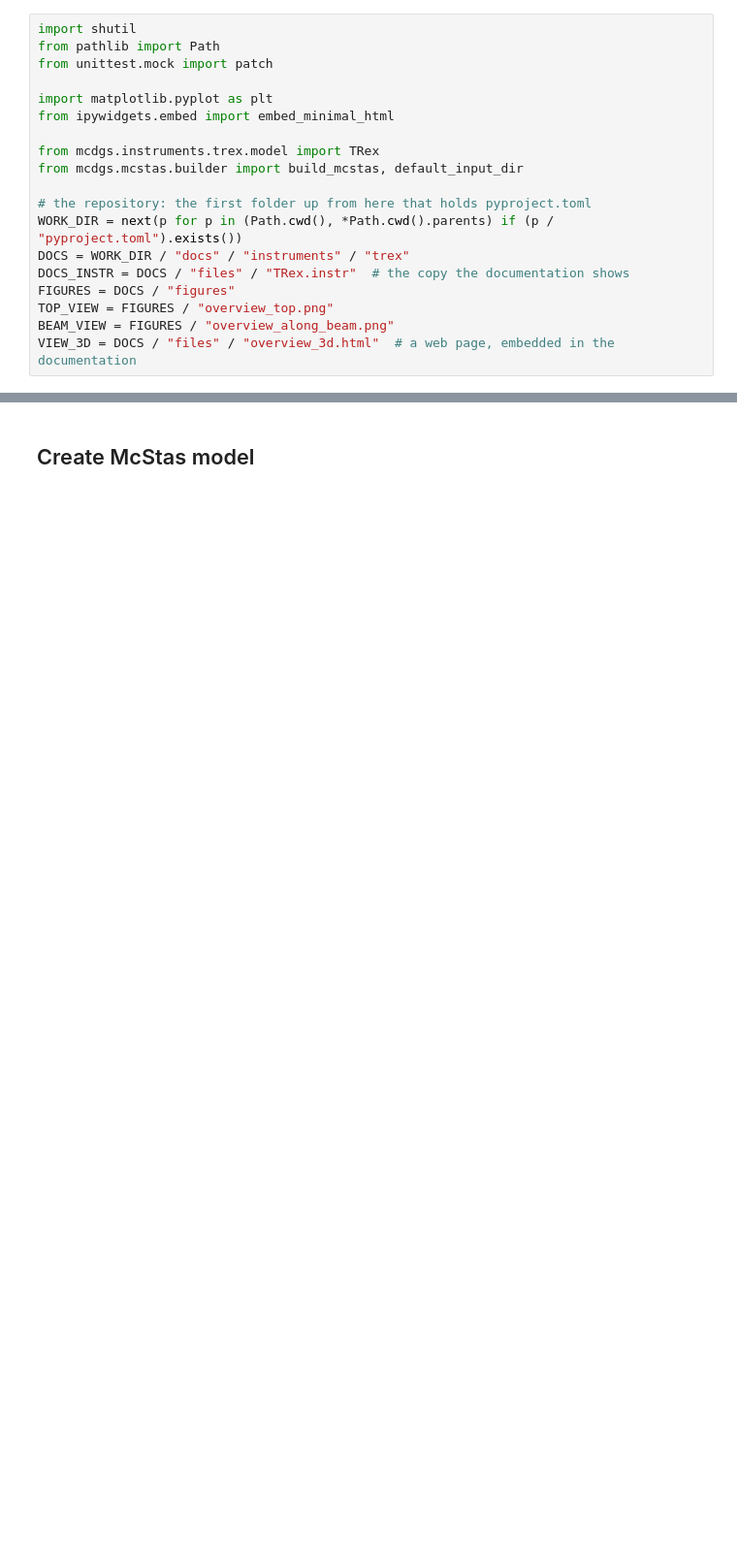
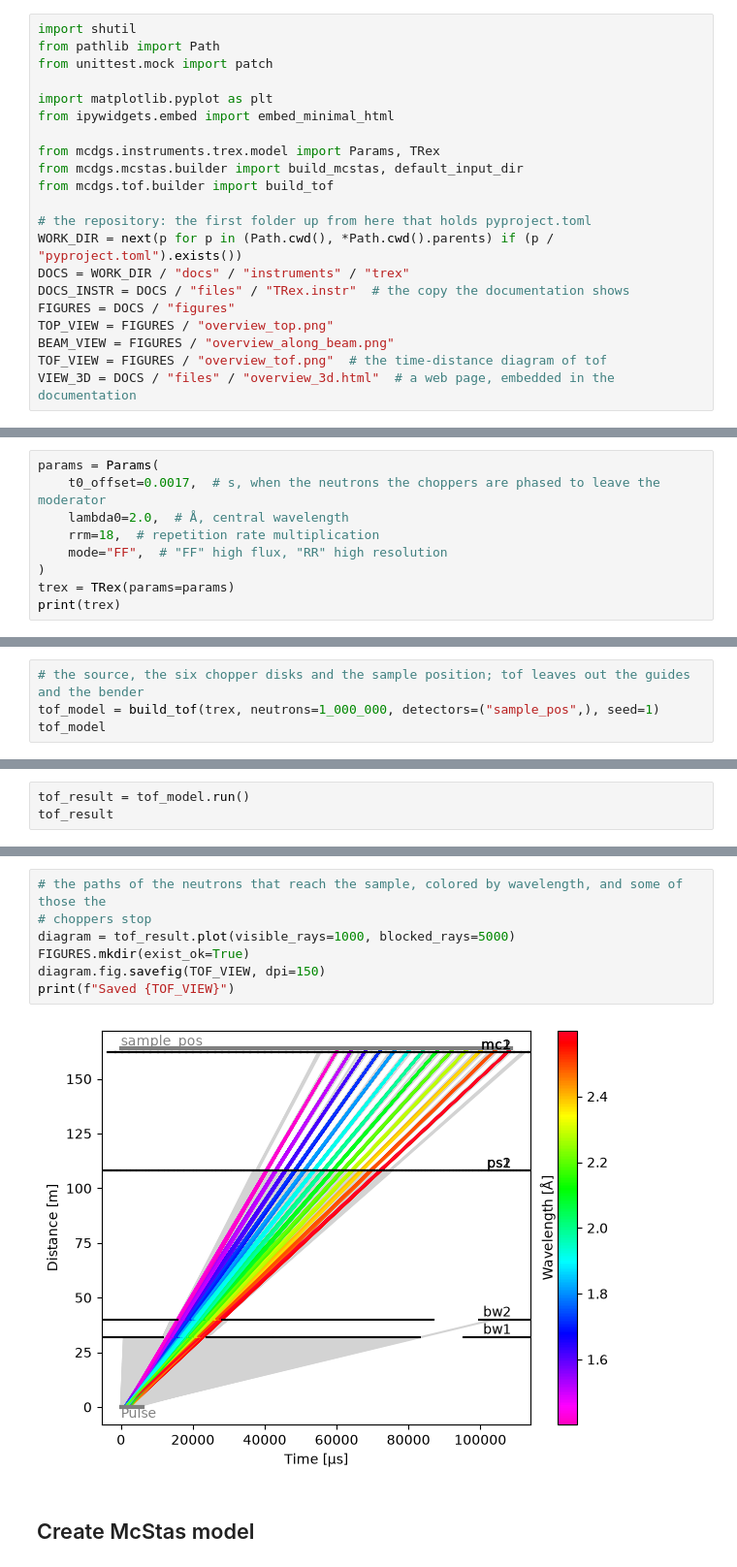
Before and after one commit to bingli621/mcdgs, a Jupyter notebook: notebooks/trex/overview.ipynb, the cells around one changed output, grey strips where cells are left out. Shown at 97% size. Cells and saved outputs as stored; diff of their text form; blank space fills up the shorter version.

```diff
--- a/notebooks/trex/overview.ipynb
+++ b/notebooks/trex/overview.ipynb
@@ -13,8 +17,9 @@ from unittest.mock import patch
 import matplotlib.pyplot as plt
 from ipywidgets.embed import embed_minimal_html
 
-from mcdgs.instruments.trex.model import TRex
+from mcdgs.instruments.trex.model import Params, TRex
 from mcdgs.mcstas.builder import build_mcstas, default_input_dir
+from mcdgs.tof.builder import build_tof
 
 # the repository: the first folder up from here that holds pyproject.toml
 WORK_DIR = next(p for p in (Path.cwd(), *Path.cwd().parents) if (p / "pyproject.toml").exists())
@@ -23,4 +28,5 @@ DOCS_INSTR = DOCS / "files" / "TRex.instr"  # the copy the documentation shows
 FIGURES = DOCS / "figures"
 TOP_VIEW = FIGURES / "overview_top.png"
 BEAM_VIEW = FIGURES / "overview_along_beam.png"
+TOF_VIEW = FIGURES / "overview_tof.png"  # the time-distance diagram of tof
 VIEW_3D = DOCS / "files" / "overview_3d.html"  # a web page, embedded in the documentation
@@ -26,0 +35,9 @@ VIEW_3D = DOCS / "files" / "overview_3d.html"  # a web page, embedded in the doc
+# %%
+params = Params(
+    t0_offset=0.0017,  # s, when the neutrons the choppers are phased to leave the moderator
+    lambda0=2.0,  # Å, central wavelength
+    rrm=18,  # repetition rate multiplication
+    mode="FF",  # "FF" high flux, "RR" high resolution
+)
+trex = TRex(params=params)
+print(trex)
@@ -26,0 +64,4 @@ VIEW_3D = DOCS / "files" / "overview_3d.html"  # a web page, embedded in the doc
+# %%
+# the source, the six chopper disks and the sample position; tof leaves out the guides and the bender
+tof_model = build_tof(trex, neutrons=1_000_000, detectors=("sample_pos",), seed=1)
+tof_model
@@ -26,0 +84,3 @@ VIEW_3D = DOCS / "files" / "overview_3d.html"  # a web page, embedded in the doc
+# %%
+tof_result = tof_model.run()
+tof_result
@@ -27,3 +99,12 @@ VIEW_3D = DOCS / "files" / "overview_3d.html"  # a web page, embedded in the doc
+# %%
+# the paths of the neutrons that reach the sample, colored by wavelength, and some of those the
+# choppers stop
+diagram = tof_result.plot(visible_rays=1000, blocked_rays=5000)
+FIGURES.mkdir(exist_ok=True)
+diagram.fig.savefig(TOF_VIEW, dpi=150)
+print(f"Saved {TOF_VIEW}")
+# %% [output]
+[figure, added]
 # %% [markdown]
 ## Create McStas model
 # %%
```
Also changed, not shown: parts of 7 cells of this notebook, 12 other files.
